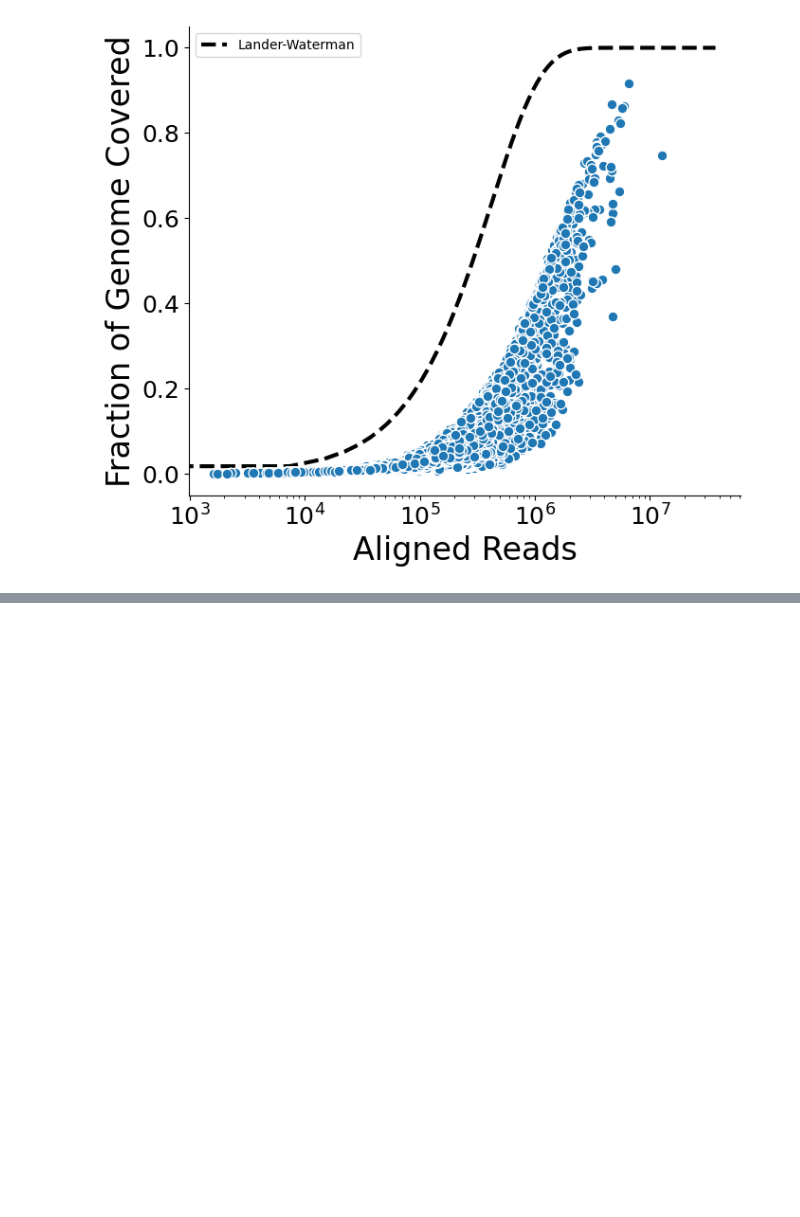
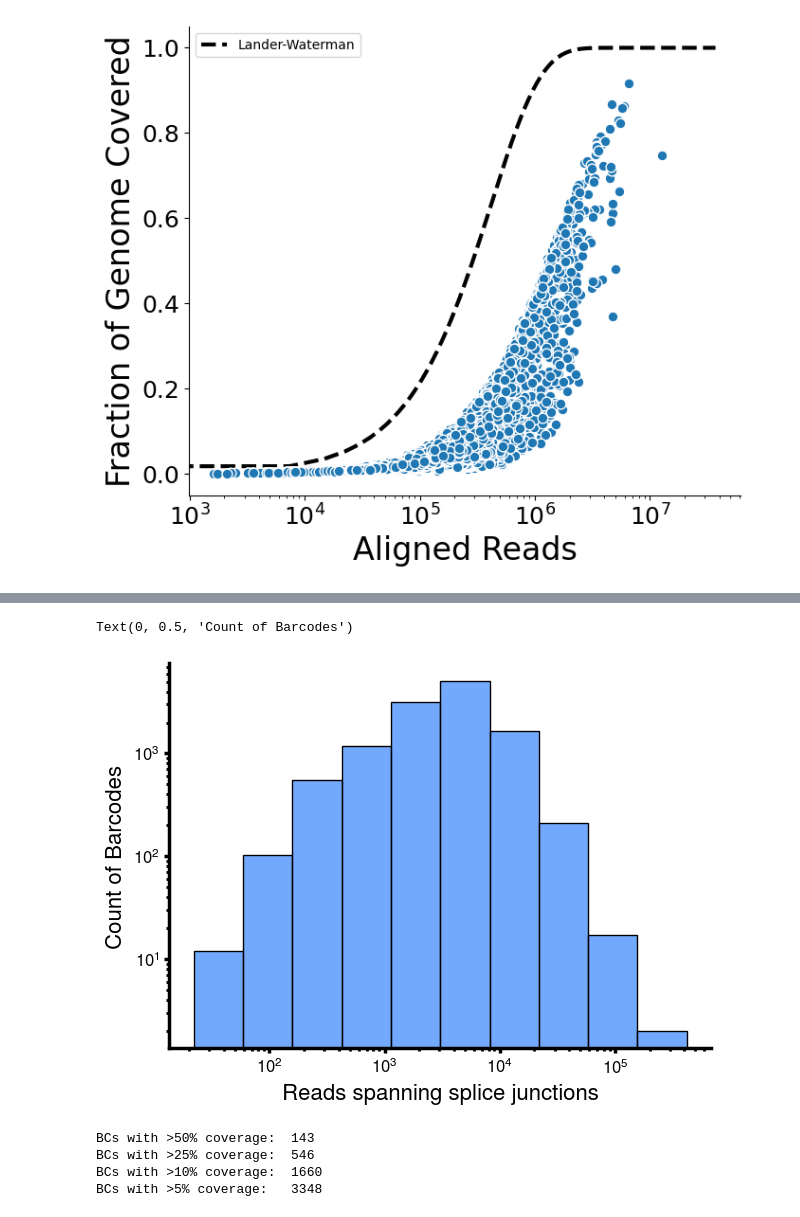
Before and after one commit to SrivatsanLab/SPC_genome, a Jupyter notebook: notebooks/worm6_full_1_prelim.ipynb, the cells around one changed output, grey strips where cells are left out. Drawn from its saved outputs; the diff is of its cells as text; code cells hidden in the pictures; blank space fills up the shorter version.

```diff
--- a/notebooks/worm6_full_1_prelim.ipynb
+++ b/notebooks/worm6_full_1_prelim.ipynb
@@ -106,0 +193,27 @@ plt.tight_layout()
+# %%
+f, ax = plt.subplots(figsize=(7, 5))
+sns.despine(f)
+sns.histplot(data, x='splice_reads',
+             alpha=0.75,
+             color = colors[2],
+             linewidth=1,
+             ax=ax,
+             log_scale=True,
+             bins=10
+            )
+ax.set_yscale('log')
+plt.xlabel("Reads spanning splice junctions", fontsize=16)
+plt.ylabel("Count of Barcodes", fontsize=16)
+# %% [output]
+Text(0, 0.5, 'Count of Barcodes')
+[figure, added]
+# %%
+print(f'BCs with >50% coverage:  {len(data[data["pct_1x"]>0.5])}')
+print(f'BCs with >25% coverage:  {len(data[data["pct_1x"]>0.25])}')
+print(f'BCs with >10% coverage:  {len(data[data["pct_1x"]>0.1])}')
+print(f'BCs with >5% coverage:   {len(data[data["pct_1x"]>0.05])}')
+# %% [output]
+BCs with >50% coverage:  143
+BCs with >25% coverage:  546
+BCs with >10% coverage:  1660
+BCs with >5% coverage:   3348
```
Also changed, not shown: parts of 12 cells of this notebook, 2 other files.
